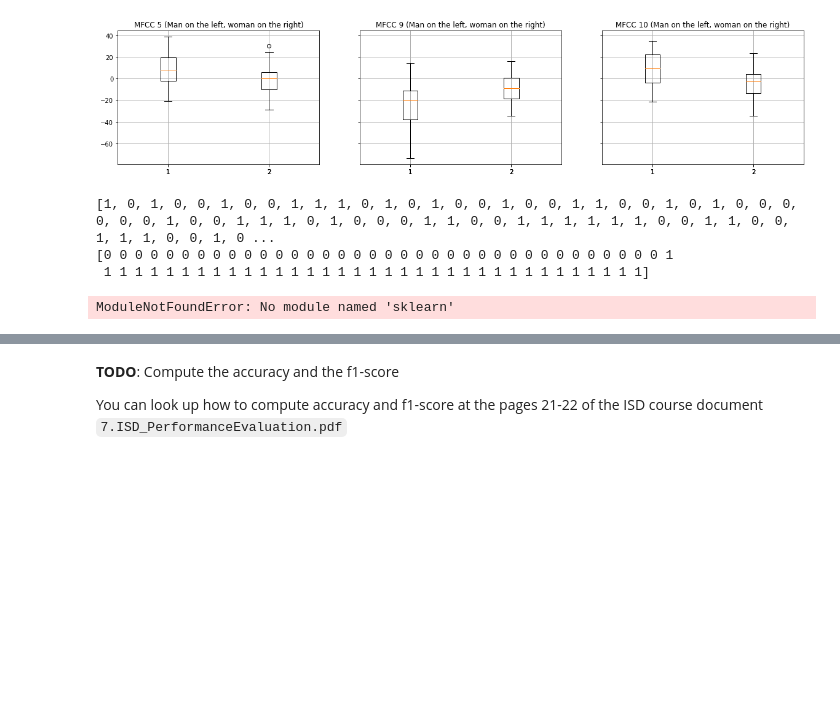
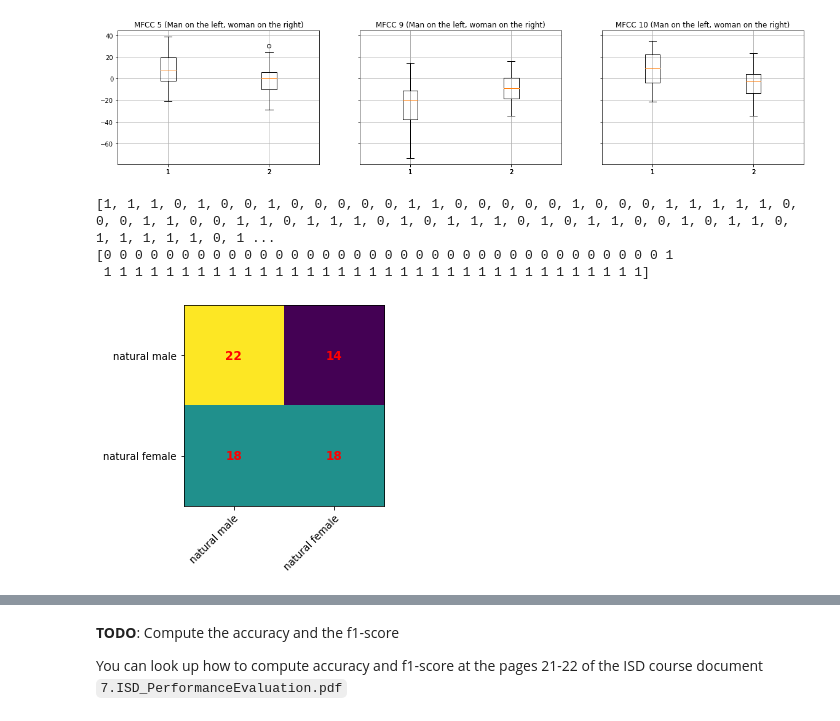
Before and after one commit to heig-vkaelin/arn, a Jupyter notebook: pw1/ARN_PW1.ipynb, the cells around one changed output, grey strips where cells are left out. Saved outputs shown, nothing was run; the diff lists cells and outputs as text; code cells hidden in the pictures; blank space fills up the shorter version.

```diff
--- a/pw1/ARN_PW1.ipynb
+++ b/pw1/ARN_PW1.ipynb
@@ -162,7 +160,7 @@ for i in range(len(classes)):
 ### Create rules to differentiate women from men vowels recordings and compute the accuracy
 # %%
 # See: https://matplotlib.org/stable/gallery/images_contours_and_fields/image_annotated_heatmap.html
-def plot_confusion_matrix(conf_matrix, classes_names):
+def plot_confusion_matrix(conf_matrix, classes_names = classes_names):
     fig, ax = pl.subplots()
     im = ax.imshow(conf_matrix, cmap="viridis")
 
@@ -224,20 +222,25 @@ def classifyByMFCC10(median):
     else:
         return 1
 
-predictions = []
+predictions_5 = []
+predictions_9 = []
+predictions_10 = []
 for i in range(len(mfcc_5)):
-    predictions.append(classifyByMFCC5(mfcc_5[i]))
-print(predictions)
+    predictions_5.append(classifyByMFCC5(mfcc_5[i]))
+    predictions_9.append(classifyByMFCC9(mfcc_9[i]))
+    predictions_10.append(classifyByMFCC10(mfcc_10[i]))
+print(predictions_9)
 print(classes)
 #MFCC 5: > 0 => homme
 #MFCC 9: < -18 => homme
 #MFCC 10: > 0 => homme
 # %% [output]
-[1, 0, 1, 0, 0, 1, 0, 0, 1, 1, 1, 0, 1, 0, 1, 0, 0, 1, 0, 0, 1, 1, 0, 0, 1, 0, 1, 0, 0, 0, 0, 0, 0, 1, 0, 0, 1, 1, 1, 0, 1, 0, 0, 0, 1, 1, 0, 0, 1, 1, 1, 1, 1, 1, 0, 0, 1, 1, 0, 0, 1, 1, 1, 0, 0, 1, 0 ...
+[1, 1, 1, 0, 1, 0, 0, 1, 0, 0, 0, 0, 0, 1, 1, 0, 0, 0, 0, 0, 1, 0, 0, 0, 1, 1, 1, 1, 1, 0, 0, 0, 1, 1, 0, 0, 1, 1, 0, 1, 1, 1, 0, 1, 0, 1, 1, 1, 0, 1, 0, 1, 1, 0, 0, 1, 0, 1, 1, 0, 1, 1, 1, 1, 1, 0, 1 ...
 [0 0 0 0 0 0 0 0 0 0 0 0 0 0 0 0 0 0 0 0 0 0 0 0 0 0 0 0 0 0 0 0 0 0 0 0 1
  1 1 1 1 1 1 1 1 1 1 1 1 1 1 1 1 1 1 1 1 1 1 1 1 1 1 1 1 1 1 1 1 1 1 1]
 # %%
 from sklearn.metrics import confusion_matrix
-conf_matrix = confusion_matrix(classes, predictions)
+conf_matrix = confusion_matrix(classes, predictions_5)
+plot_confusion_matrix(conf_matrix)
 # %% [output]
-ModuleNotFoundError: No module named 'sklearn'
+[figure, added]
```
Also changed, not shown: parts of 7 cells of this notebook.
